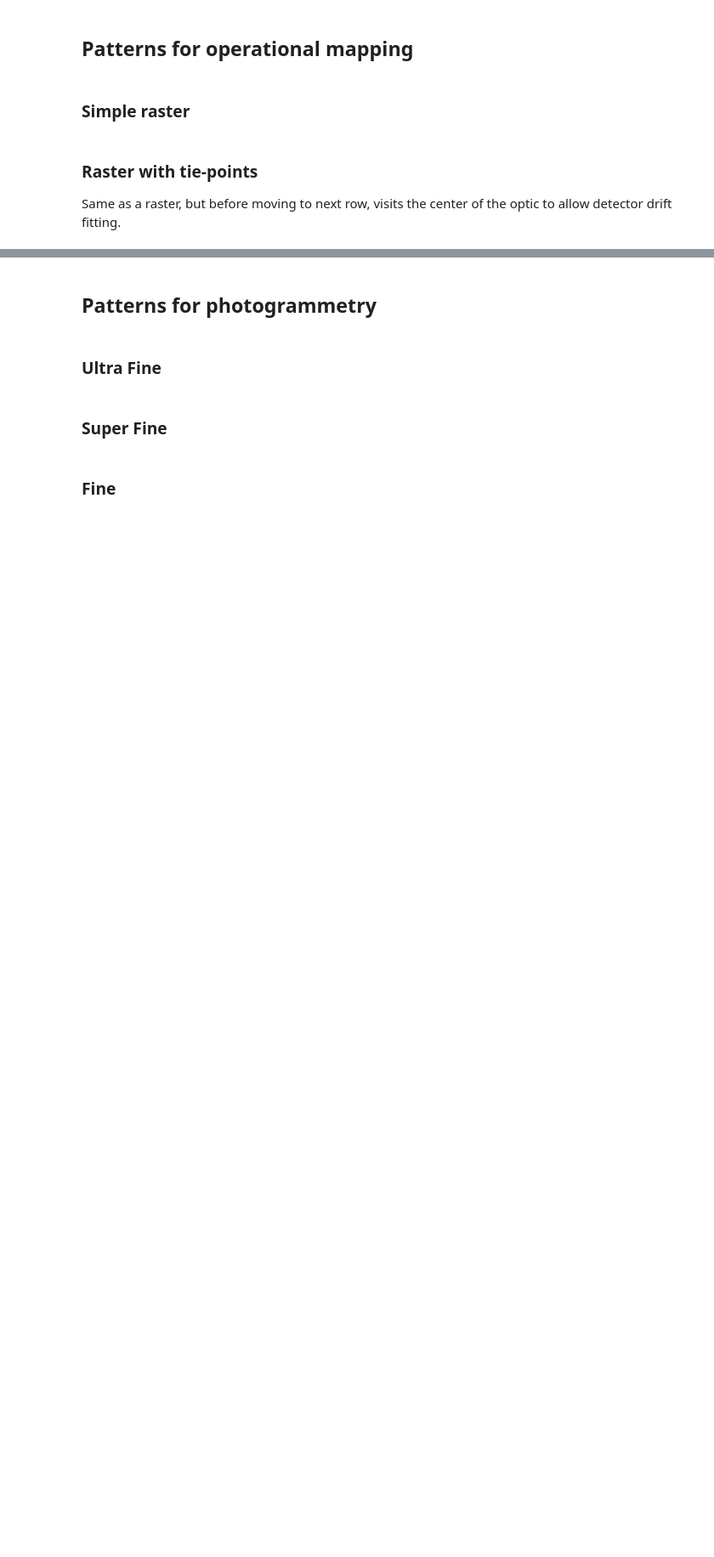
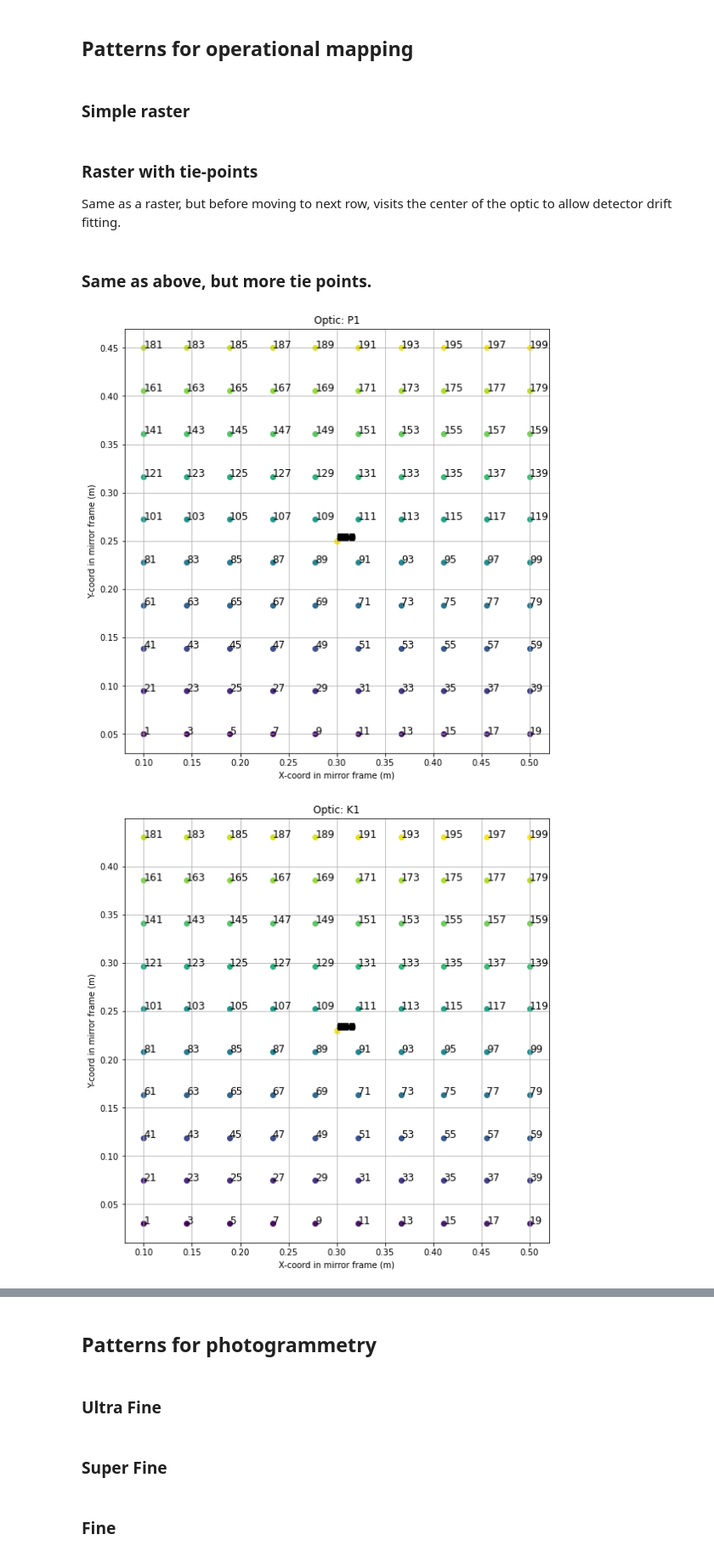
Before and after one commit to evanmayer/hotspot, a Jupyter notebook: data/input/profiles/create_profile.ipynb, the cells around one changed output, grey strips where cells are left out. Shown at 85% size. Drawn from its saved outputs; the diff is of its cells as text; code cells hidden in the pictures; blank space fills up the shorter version.

```diff
--- a/data/input/profiles/create_profile.ipynb
+++ b/data/input/profiles/create_profile.ipynb
@@ -215,3 +215,59 @@ for key in MIRRORS.keys():
             order += 1
             line = ','.join([hawkeye_str, str(MIRRORS[key][0]/2), str(MIRRORS[key][1]/2)]) + '\n'
             f.write(line)
+# %% [markdown]
+### Same as above, but more tie points.
+# %%
+num_x = 10 # total num points per axis
+num_y = 10
+dim_x = .4 # total extent of region mapped
+dim_y = .4
+
+# Get a continuous raster pattern centered on each optic
+for key in MIRRORS.keys():
+    filename = key + f'_raster_skipline_many_tie_point_{num_x}x{num_y}_{dim_x:.2f}mx{dim_y:.2f}m' + '.csv'
+    X,Y = raster_skipline_SW(num_x, num_y, dim_x, dim_y, MIRRORS[key][0]/2, MIRRORS[key][1]/2)
+    active_hawkeyes = HAWKEYES[key]
+    hawkeye_str = str(active_hawkeyes)
+
+    fig, ax = plt.subplots(figsize=(9,16))
+    order = 0
+    ax.set_xlabel('X-coord in mirror frame (m)')
+    ax.set_ylabel('Y-coord in mirror frame (m)')
+    ax.set_title(f'Optic: {key}')
+    ax.set_aspect('equal')
+    ax.grid(True)
+    cm = plt.cm.ScalarMappable(
+        norm=matplotlib.colors.Normalize(
+            vmin=order,
+            vmax=X.size * 2
+        ),
+        cmap='viridis'
+    )
+    cs = cm.to_rgba(range(2*(1 + X.size + X.shape[0])))
+
+    with open(filename, 'w') as f:
+        f.write(PROFILE_HEADER)
+        # visit center.
+        ax.annotate(f'{order}', (MIRRORS[key][0]/2, MIRRORS[key][1]/2), fontsize=12)
+        ax.scatter(MIRRORS[key][0]/2, MIRRORS[key][1]/2, color=cs[order])
+        order += 1
+        line = ','.join([hawkeye_str, str(MIRRORS[key][0]/2), str(MIRRORS[key][1]/2)]) + '\n'
+        f.write(line)
+
+        for i in range(X.shape[0]):
+            for j in range(X.shape[1]):
+                ax.annotate(f'{order}', (X[i][j], Y[i][j]), fontsize=12)
+                ax.scatter(X[i][j], Y[i][j], color=cs[order])
+                order += 1
+                line = ','.join([hawkeye_str, str(X[i][j]), str(Y[i][j])]) + '\n'
+                f.write(line)
+                # visit center.
+                ax.annotate(f'{order}', (MIRRORS[key][0]/2, MIRRORS[key][1]/2), fontsize=12)
+                ax.scatter(MIRRORS[key][0]/2, MIRRORS[key][1]/2, color=cs[order])
+                order += 1
+                line = ','.join([hawkeye_str, str(MIRRORS[key][0]/2), str(MIRRORS[key][1]/2)]) + '\n'
+                f.write(line)
+# %% [output]
+[figure, added]
+[figure, added]
```
Also changed, not shown: parts of 2 cells of this notebook, 1 other file.
